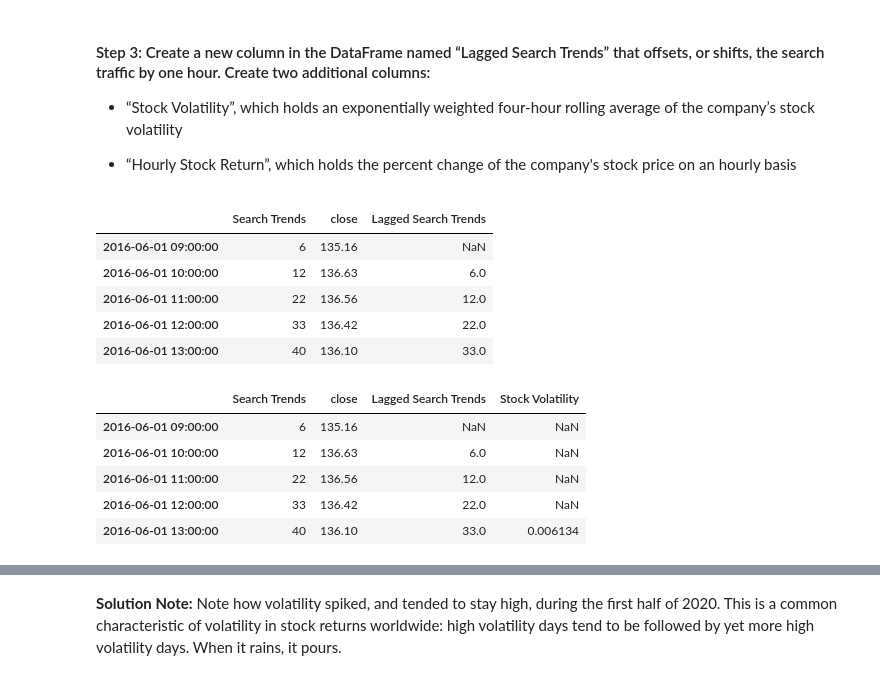
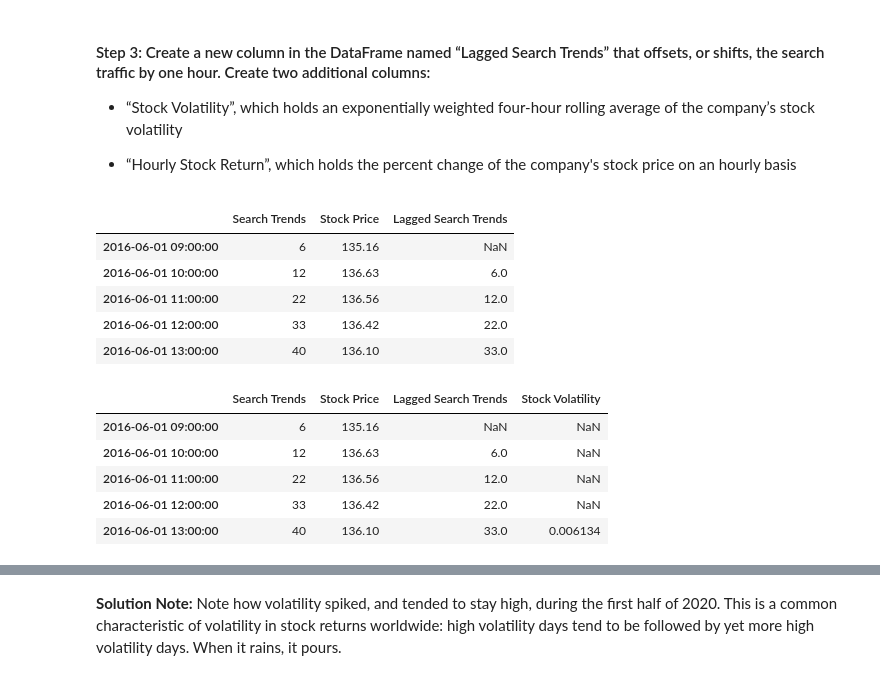
Before and after one commit to EdwardArnold23/eCommerce_Analysis, a Jupyter notebook: forecasting_net_prophet.ipynb, the cells around one changed output, grey strips where cells are left out. Cells and saved outputs as stored; diff of their text form; code cells hidden in the pictures.

```diff
--- a/forecasting_net_prophet.ipynb
+++ b/forecasting_net_prophet.ipynb
@@ -366,5 +366,6 @@ mercado_stock_trends_df = pd.concat([df_mercado_trends, df_mercado_stock]
                                     ).dropna()
 
 # View the first and last five rows of the DataFrame
+mercado_stock_trends_df.columns = ["Search Trends", "Stock Price"]
 mercado_stock_trends_df.head()
 # %% [output]
@@ -422,7 +423,7 @@ first_half_2020.hvplot(shared_axes=False,
 mercado_stock_trends_df['Lagged Search Trends'] = mercado_stock_trends_df["Search Trends"].shift(1)
 mercado_stock_trends_df.head()
 # %% [output]
-|  | Search Trends | close | Lagged Search Trends |
+|  | Search Trends | Stock Price | Lagged Search Trends |
 | 2016-06-01 09:00:00 | 6 | 135.16 | NaN |
 | 2016-06-01 10:00:00 | 12 | 136.63 | 6.0 |
 | 2016-06-01 11:00:00 | 22 | 136.56 | 12.0 |
@@ -431,10 +432,10 @@ mercado_stock_trends_df.head()
 # %%
 # Create a new column in the mercado_stock_trends_df DataFrame called Stock Volatility
 # This column should calculate the standard deviation of the closing stock price return data over a 4 period rolling window
-mercado_stock_trends_df['Stock Volatility'] = mercado_stock_trends_df["close"].pct_change().rolling(window=4).std()
+mercado_stock_trends_df['Stock Volatility'] = mercado_stock_trends_df["Stock Price"].pct_change().rolling(window=4).std()
 mercado_stock_trends_df.head()
 # %% [output]
-|  | Search Trends | close | Lagged Search Trends | Stock Volatility |
+|  | Search Trends | Stock Price | Lagged Search Trends | Stock Volatility |
 | 2016-06-01 09:00:00 | 6 | 135.16 | NaN | NaN |
 | 2016-06-01 10:00:00 | 12 | 136.63 | 6.0 | NaN |
 | 2016-06-01 11:00:00 | 22 | 136.56 | 12.0 | NaN |
```
Also changed, not shown: parts of 10 cells of this notebook.
